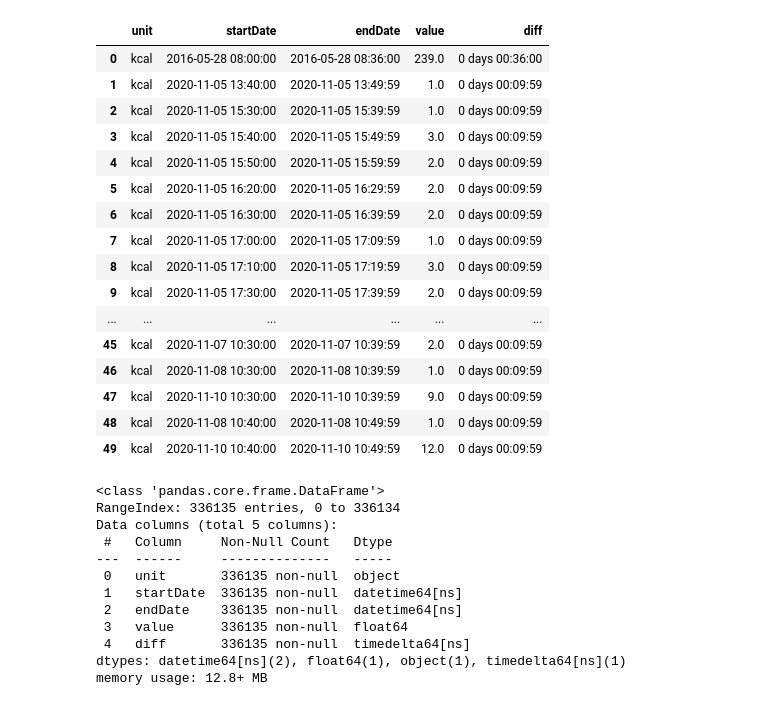
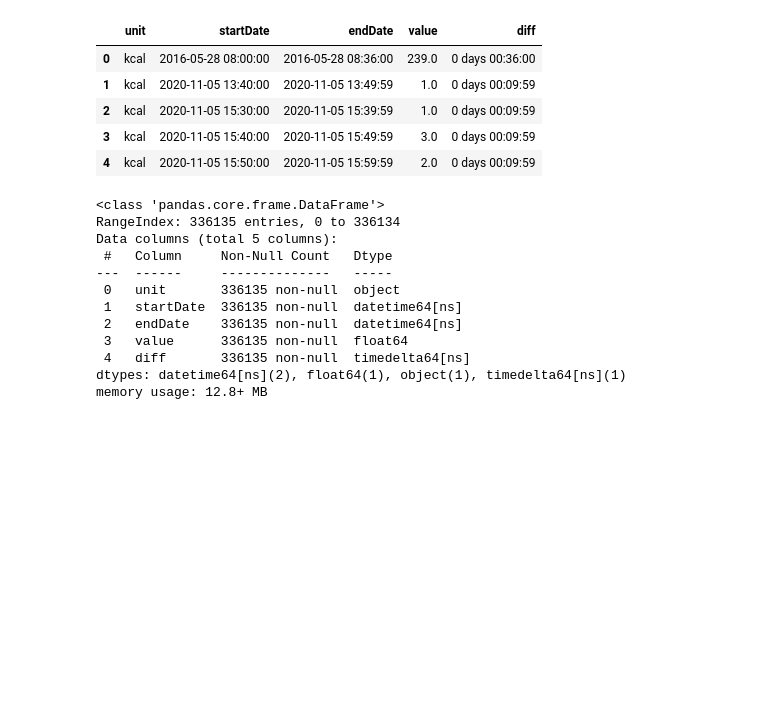
Before and after one commit to mariamino/Music_to_burn_calories_Final_Project, a Jupyter notebook: jupyter/Apple cal.ipynb, the cells around one changed output. Cells and saved outputs as stored; diff of their text form; code cells hidden in the pictures; blank space fills up the shorter version.

```diff
--- a/jupyter/Apple cal.ipynb
+++ b/jupyter/Apple cal.ipynb
@@ -5,5 +10,5 @@ import datetime
 # %%
-apple = pd.read_csv('../data/apple_health_export/ActiveEnergyBurned.csv')
+apple = pd.read_csv('../../proyecto_final/data/apple_health_export/ActiveEnergyBurned.csv')
 # %%
 apple = apple.astype({'startDate': 'datetime64[ns]','endDate': 'datetime64[ns]'})
 # %%
@@ -11,25 +16,14 @@ apple['diff'] = apple['endDate'] - apple['startDate']
 # %%
 apple.drop(columns=['sourceName','sourceVersion','device','type', 'creationDate'], inplace= True)
 # %%
-apple.head(50)
+apple.head(5)
 # %% [output]
 |  | unit | startDate | endDate | value | diff |
 | 0 | kcal | 2016-05-28 08:00:00 | 2016-05-28 08:36:00 | 239.0 | 0 days 00:36:00 |
 | 1 | kcal | 2020-11-05 13:40:00 | 2020-11-05 13:49:59 | 1.0 | 0 days 00:09:59 |
 | 2 | kcal | 2020-11-05 15:30:00 | 2020-11-05 15:39:59 | 1.0 | 0 days 00:09:59 |
 | 3 | kcal | 2020-11-05 15:40:00 | 2020-11-05 15:49:59 | 3.0 | 0 days 00:09:59 |
 | 4 | kcal | 2020-11-05 15:50:00 | 2020-11-05 15:59:59 | 2.0 | 0 days 00:09:59 |
-| 5 | kcal | 2020-11-05 16:20:00 | 2020-11-05 16:29:59 | 2.0 | 0 days 00:09:59 |
-| 6 | kcal | 2020-11-05 16:30:00 | 2020-11-05 16:39:59 | 2.0 | 0 days 00:09:59 |
-| 7 | kcal | 2020-11-05 17:00:00 | 2020-11-05 17:09:59 | 1.0 | 0 days 00:09:59 |
-| 8 | kcal | 2020-11-05 17:10:00 | 2020-11-05 17:19:59 | 3.0 | 0 days 00:09:59 |
-| 9 | kcal | 2020-11-05 17:30:00 | 2020-11-05 17:39:59 | 2.0 | 0 days 00:09:59 |
-| ... | ... | ... | ... | ... | ... |
-| 45 | kcal | 2020-11-07 10:30:00 | 2020-11-07 10:39:59 | 2.0 | 0 days 00:09:59 |
-| 46 | kcal | 2020-11-08 10:30:00 | 2020-11-08 10:39:59 | 1.0 | 0 days 00:09:59 |
-| 47 | kcal | 2020-11-10 10:30:00 | 2020-11-10 10:39:59 | 9.0 | 0 days 00:09:59 |
-| 48 | kcal | 2020-11-08 10:40:00 | 2020-11-08 10:49:59 | 1.0 | 0 days 00:09:59 |
-| 49 | kcal | 2020-11-10 10:40:00 | 2020-11-10 10:49:59 | 12.0 | 0 days 00:09:59 |
 # %%
 apple.info()
 # %% [output]
```
Also changed, not shown: parts of 89 cells of this notebook, 4 other files.
